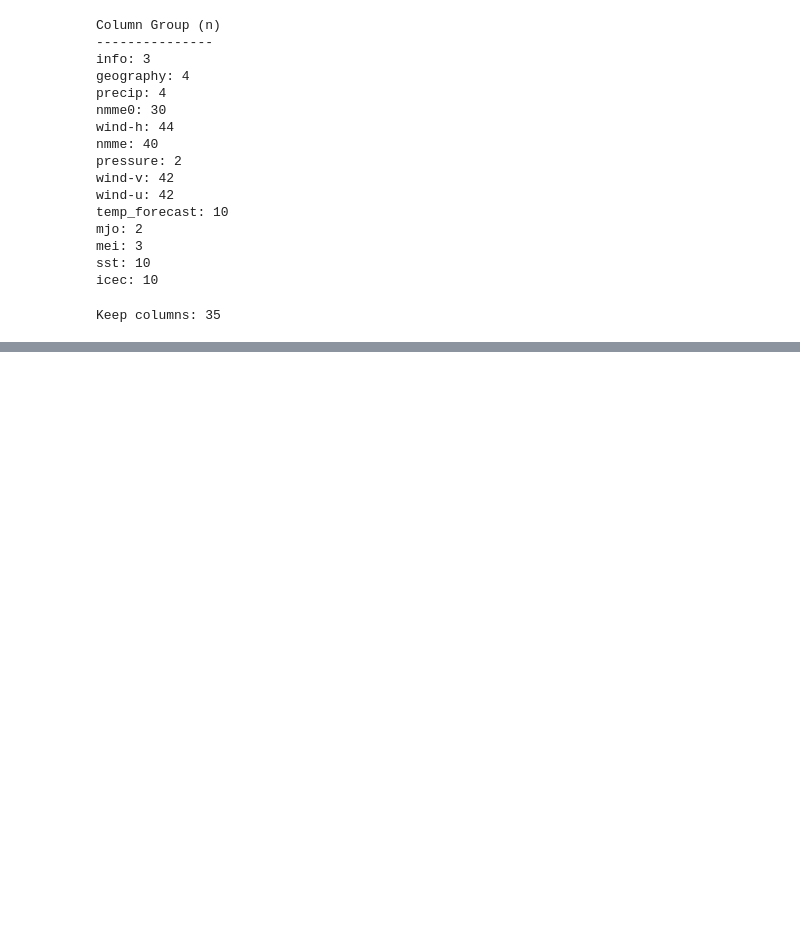
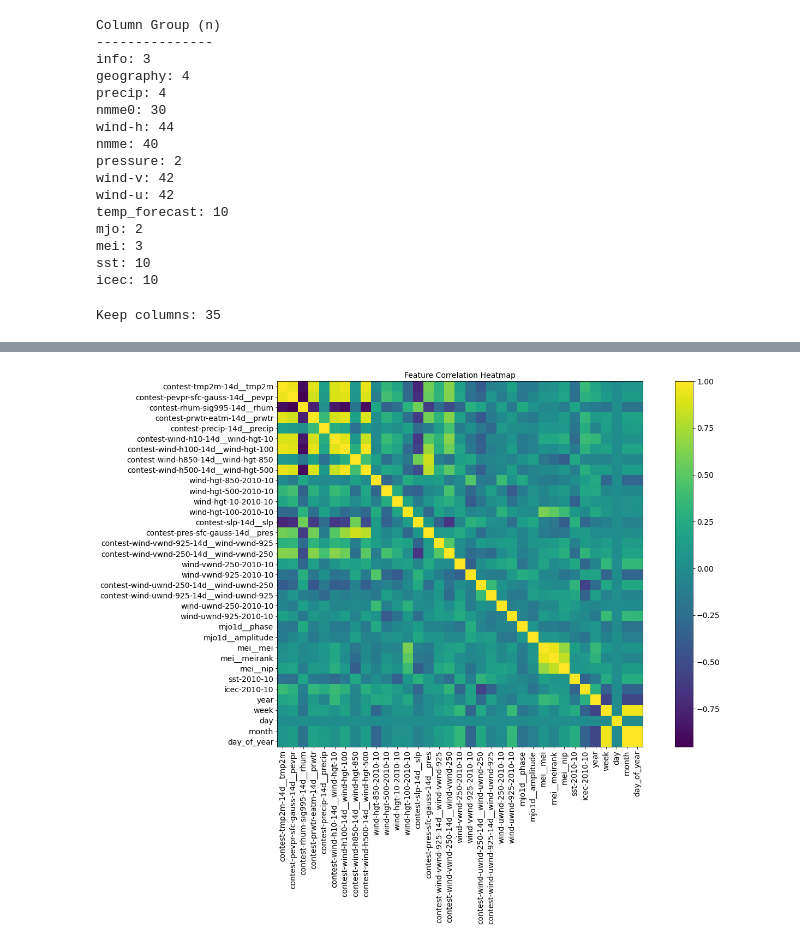
Before and after one commit to ahashmi/wids-2023, a Jupyter notebook: notebooks/wids200_keras_draft.ipynb, the cells around one changed output, grey strips where cells are left out. Saved outputs shown, nothing was run; the diff lists cells and outputs as text; code cells hidden in the pictures; blank space fills up the shorter version.

```diff
--- a/notebooks/wids200_keras_draft.ipynb
+++ b/notebooks/wids200_keras_draft.ipynb
@@ -130,0 +142,18 @@ plt.show()
+# %%
+drop_cols = const_cols + ['startdate']
+# %%
+def show_heatmap(data):
+    plt.figure(figsize=FIG_SIZE)
+    plt.matshow(data.corr(numeric_only=True), fignum=1)
+    plt.xticks(range(data.shape[1]), data.columns, fontsize=14, rotation=90)
+    plt.gca().xaxis.tick_bottom()
+    plt.yticks(range(data.shape[1]), data.columns, fontsize=14)
+
+    cb = plt.colorbar()
+    cb.ax.tick_params(labelsize=14)
+    plt.title("Feature Correlation Heatmap", fontsize=14)
+    plt.show()
+# %%
+show_heatmap(sngl_lctn_df.drop(columns=drop_cols))
+# %% [output]
+[figure, added]
```
Also changed, not shown: parts of 29 cells of this notebook, 3 other files.
